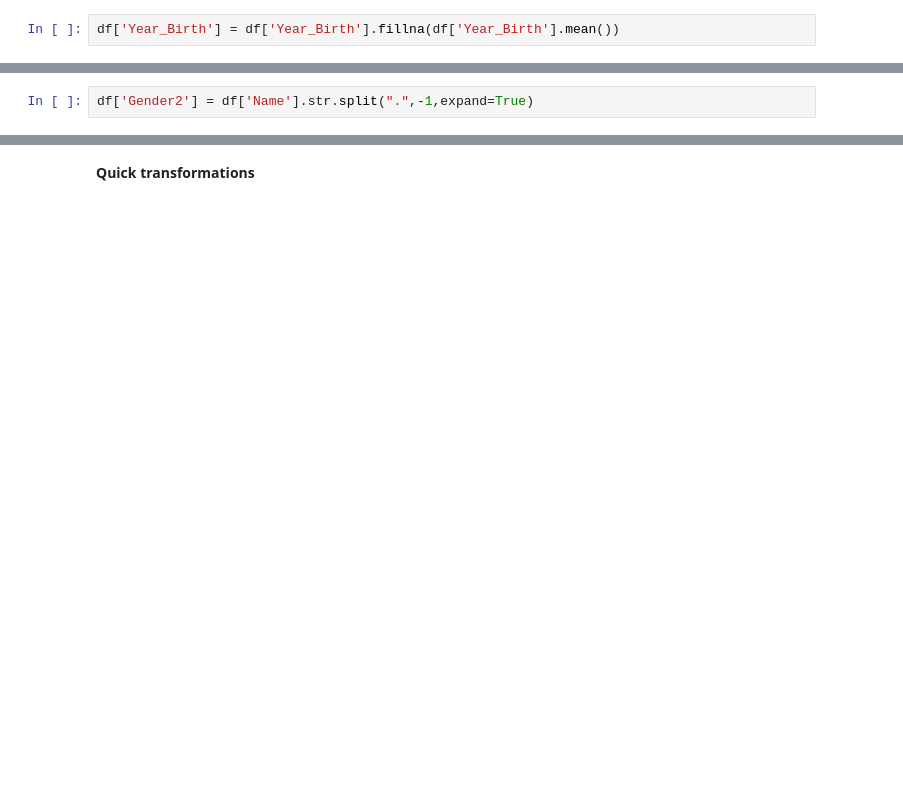
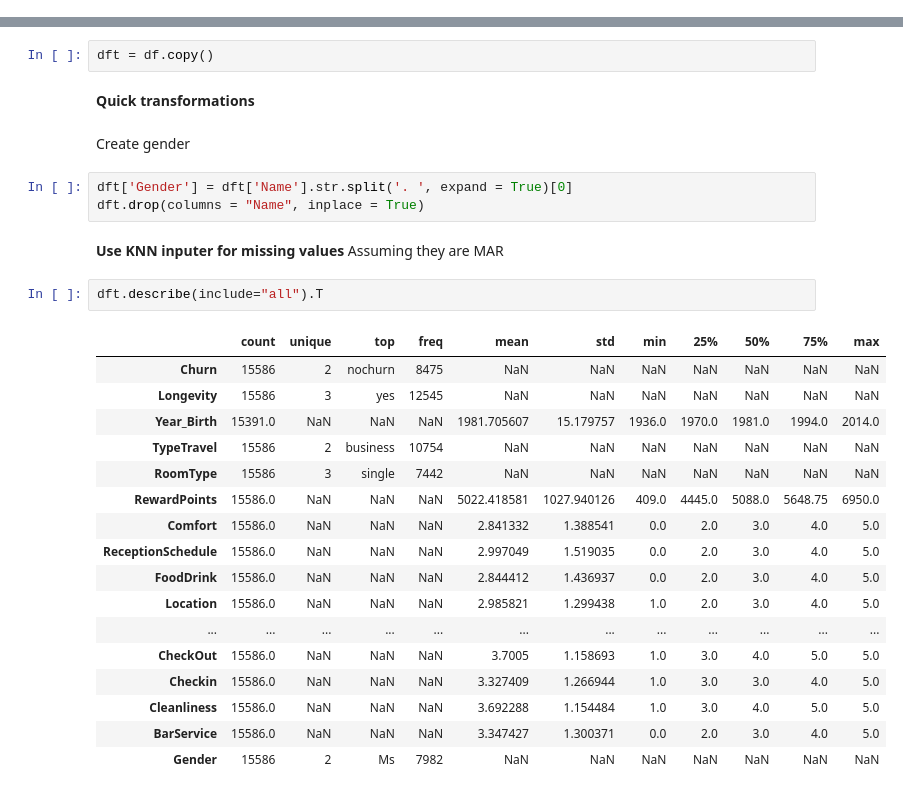
Before and after one commit to Ricardodpalmeida/DSML, a Jupyter notebook: Exploration - Ricardo.ipynb, the cells around one changed output, grey strips where cells are left out. Cells and saved outputs as stored; diff of their text form; blank space fills up the shorter version.

```diff
--- a/Exploration - Ricardo.ipynb
+++ b/Exploration - Ricardo.ipynb
@@ -236,5 +239,3 @@ df.boxplot('Year_Birth')
 # %% [output]
 <AxesSubplot:>
 [figure]
-# %%
-df['Year_Birth'] = df['Year_Birth'].fillna(df['Year_Birth'].mean())
@@ -261,5 +252,3 @@ df['Wifi'].value_counts()
 6      36
 0      18
 Name: Wifi, dtype: int64
-# %%
-df['Gender2'] = df['Name'].str.split(".",-1,expand=True)
@@ -285,2 +272,32 @@ df
+# %%
+dft = df.copy()
 # %% [markdown]
 **Quick transformations**
+# %% [markdown]
+Create gender
+# %%
+dft['Gender'] = dft['Name'].str.split('. ', expand = True)[0]
+dft.drop(columns = "Name", inplace = True)
+# %% [markdown]
+**Use KNN inputer for missing values**
+Assuming they are MAR
+# %%
+dft.describe(include="all").T
+# %% [output]
+|  | count | unique | top | freq | mean | std | min | 25% | 50% | 75% | max |
+| Churn | 15586 | 2 | nochurn | 8475 | NaN | NaN | NaN | NaN | NaN | NaN | NaN |
+| Longevity | 15586 | 3 | yes | 12545 | NaN | NaN | NaN | NaN | NaN | NaN | NaN |
+| Year_Birth | 15391.0 | NaN | NaN | NaN | 1981.705607 | 15.179757 | 1936.0 | 1970.0 | 1981.0 | 1994.0 | 2014.0 |
+| TypeTravel | 15586 | 2 | business | 10754 | NaN | NaN | NaN | NaN | NaN | NaN | NaN |
+| RoomType | 15586 | 3 | single | 7442 | NaN | NaN | NaN | NaN | NaN | NaN | NaN |
+| RewardPoints | 15586.0 | NaN | NaN | NaN | 5022.418581 | 1027.940126 | 409.0 | 4445.0 | 5088.0 | 5648.75 | 6950.0 |
+| Comfort | 15586.0 | NaN | NaN | NaN | 2.841332 | 1.388541 | 0.0 | 2.0 | 3.0 | 4.0 | 5.0 |
+| ReceptionSchedule | 15586.0 | NaN | NaN | NaN | 2.997049 | 1.519035 | 0.0 | 2.0 | 3.0 | 4.0 | 5.0 |
+| FoodDrink | 15586.0 | NaN | NaN | NaN | 2.844412 | 1.436937 | 0.0 | 2.0 | 3.0 | 4.0 | 5.0 |
+| Location | 15586.0 | NaN | NaN | NaN | 2.985821 | 1.299438 | 1.0 | 2.0 | 3.0 | 4.0 | 5.0 |
+| ... | ... | ... | ... | ... | ... | ... | ... | ... | ... | ... | ... |
+| CheckOut | 15586.0 | NaN | NaN | NaN | 3.7005 | 1.158693 | 1.0 | 3.0 | 4.0 | 5.0 | 5.0 |
+| Checkin | 15586.0 | NaN | NaN | NaN | 3.327409 | 1.266944 | 1.0 | 3.0 | 3.0 | 4.0 | 5.0 |
+| Cleanliness | 15586.0 | NaN | NaN | NaN | 3.692288 | 1.154484 | 1.0 | 3.0 | 4.0 | 5.0 | 5.0 |
+| BarService | 15586.0 | NaN | NaN | NaN | 3.347427 | 1.300371 | 0.0 | 2.0 | 3.0 | 4.0 | 5.0 |
+| Gender | 15586 | 2 | Ms | 7982 | NaN | NaN | NaN | NaN | NaN | NaN | NaN |
```
Also changed, not shown: parts of 24 cells of this notebook.
